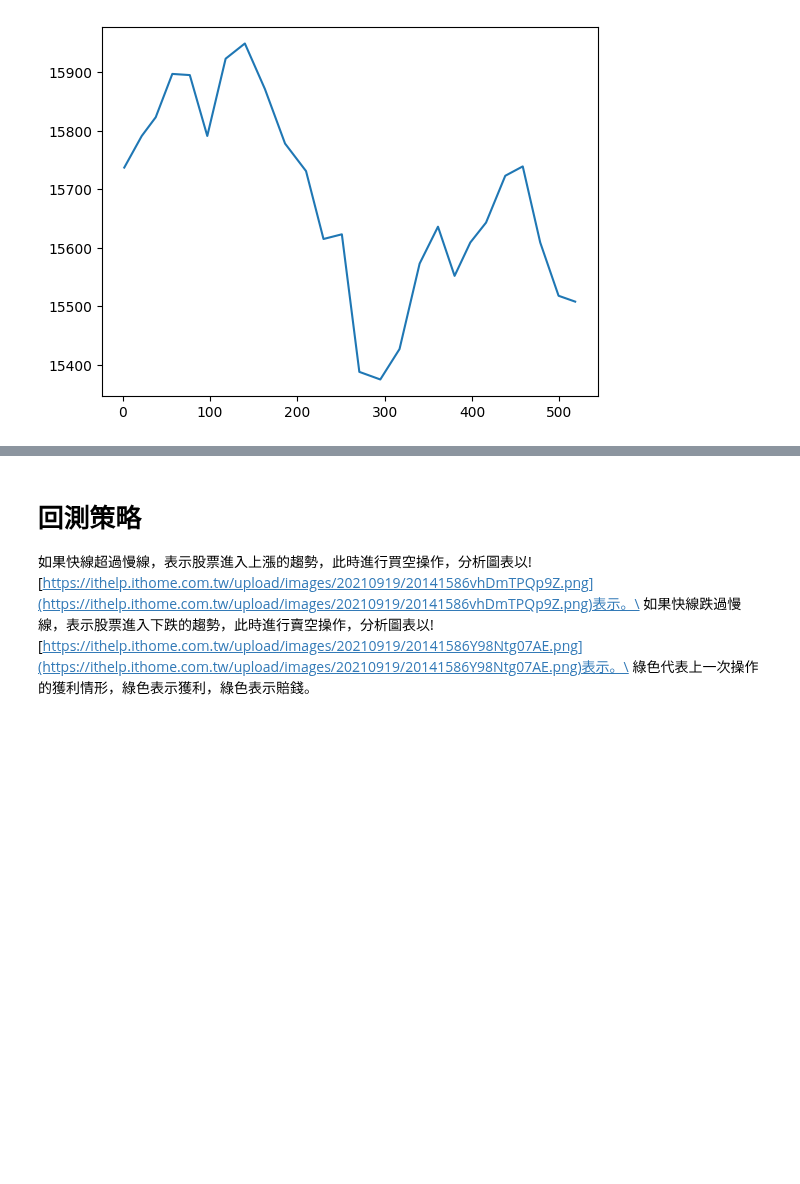
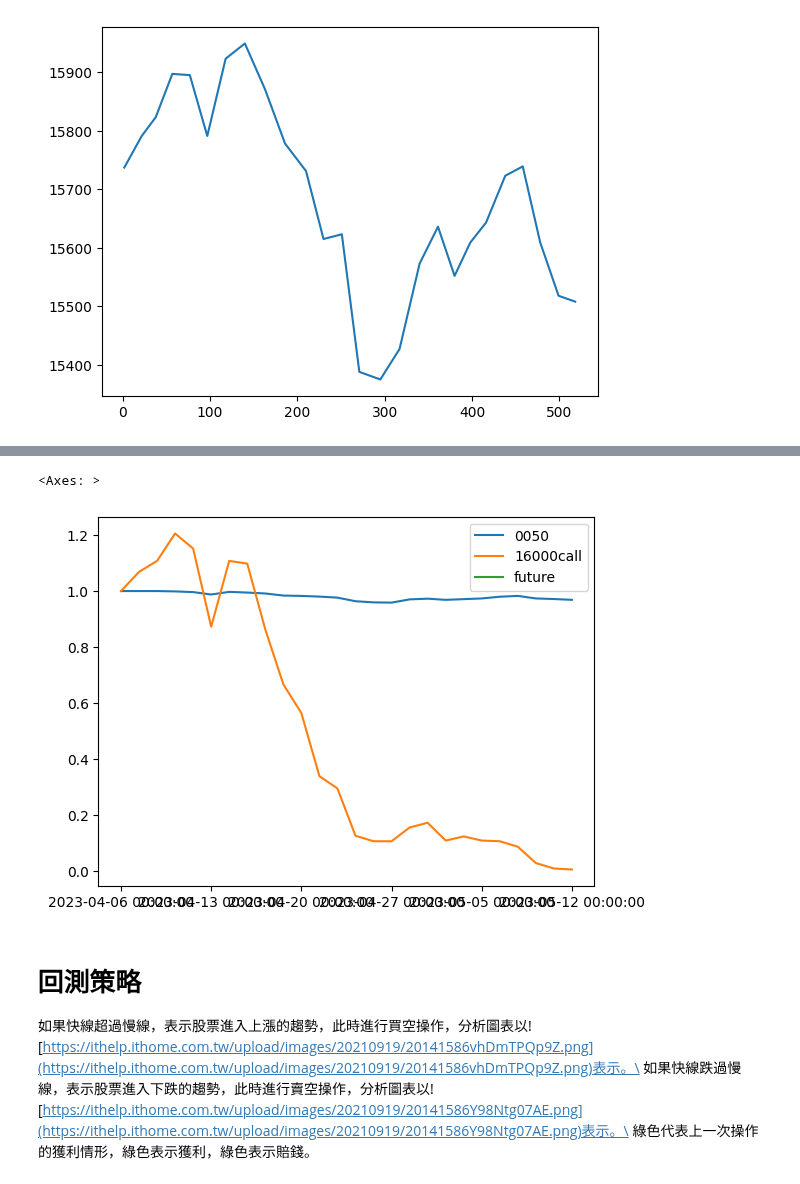
Before and after one commit to webclinic017/trade-backtest, a Jupyter notebook: 0-viz/viz1_data1_finmind_stock_option_future.ipynb, the cells around one changed output, grey strips where cells are left out. Cells and saved outputs as stored; diff of their text form; code cells hidden in the pictures; blank space fills up the shorter version.

```diff
--- a/0-viz/viz1_data1_finmind_stock_option_future.ipynb
+++ b/0-viz/viz1_data1_finmind_stock_option_future.ipynb
@@ -209,0 +263,4 @@ df3['close'].plot()
+# %%
+df_many['0050']=df_many['0050']/df_many.iloc[0][0]
+df_many['16000call']=df_many['16000call']/df_many.iloc[0][1]
+df_many['future']=df_many['future']/df_many.iloc[0][2]
@@ -210,3 +280,8 @@ df3['close'].plot()
+# %%
+df_many.plot()
+# %% [output]
+<Axes: >
+[figure, added]
 # %% [markdown]
 # 回測策略
 如果快線超過慢線，表示股票進入上漲的趨勢，此時進行買空操作，分析圖表以![https://ithelp.ithome.com.tw/upload/images/20210919/20141586vhDmTPQp9Z.png](https://ithelp.ithome.com.tw/upload/images/20210919/20141586vhDmTPQp9Z.png)表示。\
```
Also changed, not shown: parts of 11 cells of this notebook.
